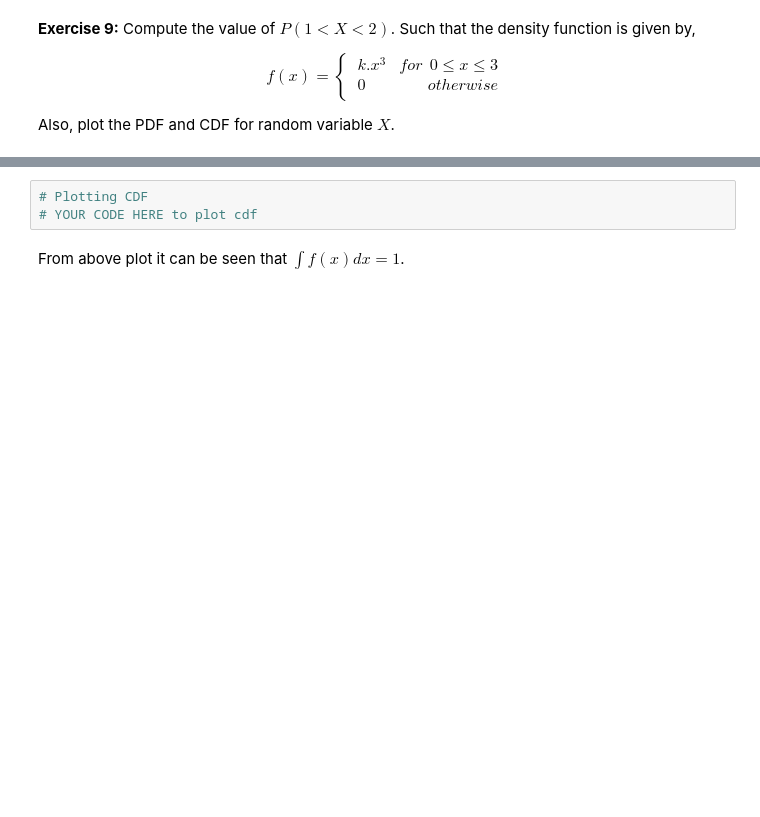
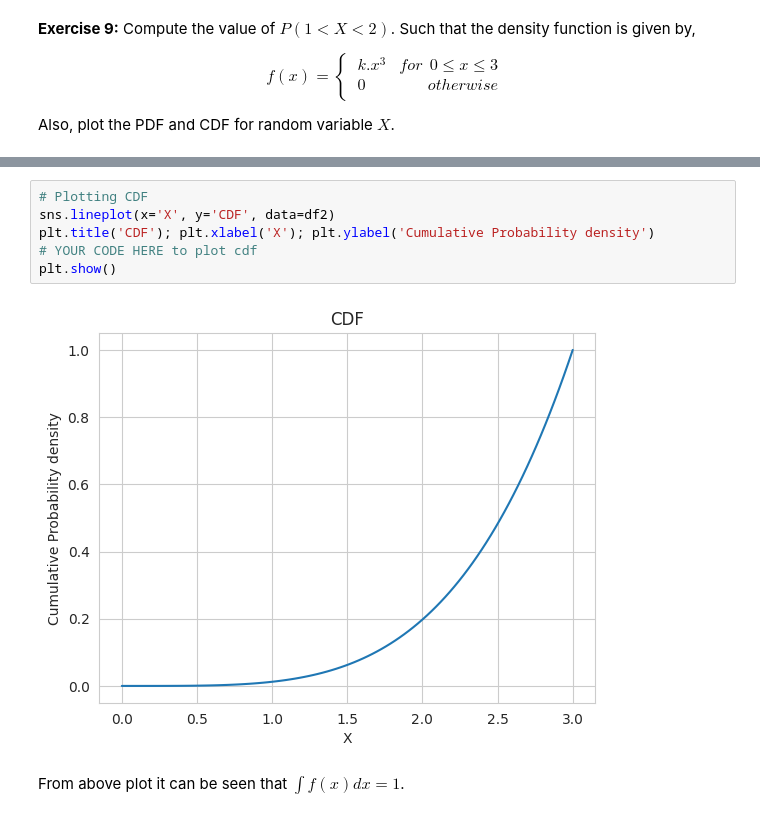
Before and after one commit to Shivank-sudo/Coursera-Specialization--Applied-Data-Science-using-Python-, a Jupyter notebook: M1_AST_01_Probability_Basics_A.ipynb, the cells around one changed output, grey strips where cells are left out. Cells and saved outputs as stored; diff of their text form; blank space fills up the shorter version.

```diff
--- a/M1_AST_01_Probability_Basics_A.ipynb
+++ b/M1_AST_01_Probability_Basics_A.ipynb
@@ -602,6 +736,11 @@ plt.show()
 # %%
 # Plotting CDF
+sns.lineplot(x='X', y='CDF', data=df2)
+plt.title('CDF'); plt.xlabel('X'); plt.ylabel('Cumulative Probability density')
 # YOUR CODE HERE to plot cdf
+plt.show()
+# %% [output]
+[figure, added]
 # %% [markdown]
 From above plot it can be seen that $ ∫f(x) dx = 1  $.
 # %% [markdown]
```
Also changed, not shown: parts of 60 cells of this notebook.
